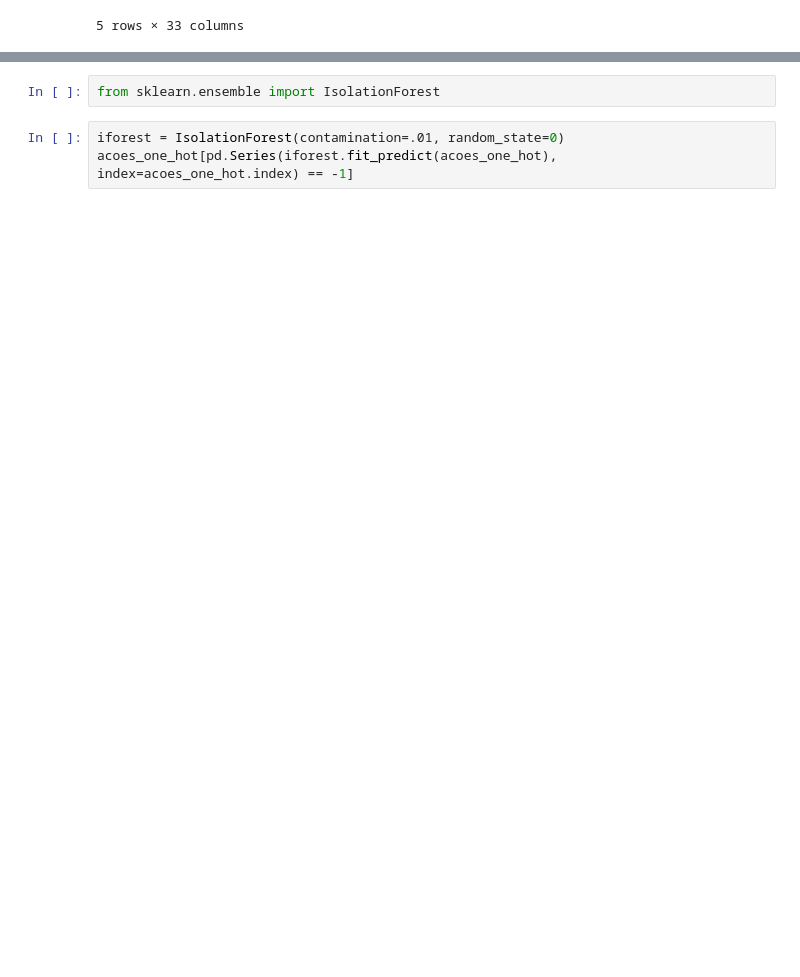
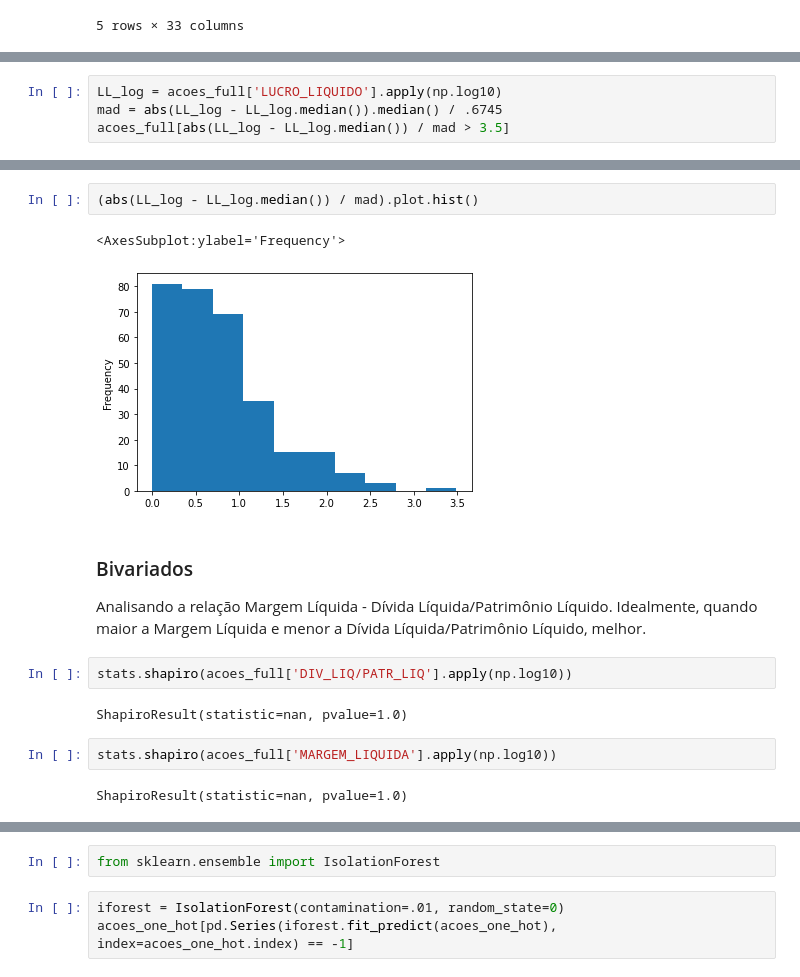
Before and after one commit to AdilsonAngelo/IF697-2020.3, a Jupyter notebook: notebooks/b3.ipynb, the cells around one changed output, grey strips where cells are left out. Saved outputs shown, nothing was run; the diff lists cells and outputs as text; blank space fills up the shorter version.

Commit message:
Projeto 1 - uni/bivariados

```diff
--- a/notebooks/b3.ipynb
+++ b/notebooks/b3.ipynb
@@ -365,0 +378,4 @@ acoes_full.head()
+# %%
+LL_log = acoes_full['LUCRO_LIQUIDO'].apply(np.log10)
+mad = abs(LL_log - LL_log.median()).median() / .6745
+acoes_full[abs(LL_log - LL_log.median()) / mad > 3.5]
@@ -365,0 +386,17 @@ acoes_full.head()
+# %%
+(abs(LL_log - LL_log.median()) / mad).plot.hist()
+# %% [output]
+<AxesSubplot:ylabel='Frequency'>
+[figure, added]
+# %% [markdown]
+### Bivariados
+
+Analisando a relação Margem Líquida - Dívida Líquida/Patrimônio Líquido. Idealmente, quando maior a Margem Líquida e menor a Dívida Líquida/Patrimônio Líquido, melhor.
+# %%
+stats.shapiro(acoes_full['DIV_LIQ/PATR_LIQ'].apply(np.log10))
+# %% [output]
+ShapiroResult(statistic=nan, pvalue=1.0)
+# %%
+stats.shapiro(acoes_full['MARGEM_LIQUIDA'].apply(np.log10))
+# %% [output]
+ShapiroResult(statistic=nan, pvalue=1.0)
```
Also changed, not shown: parts of 19 cells of this notebook.
